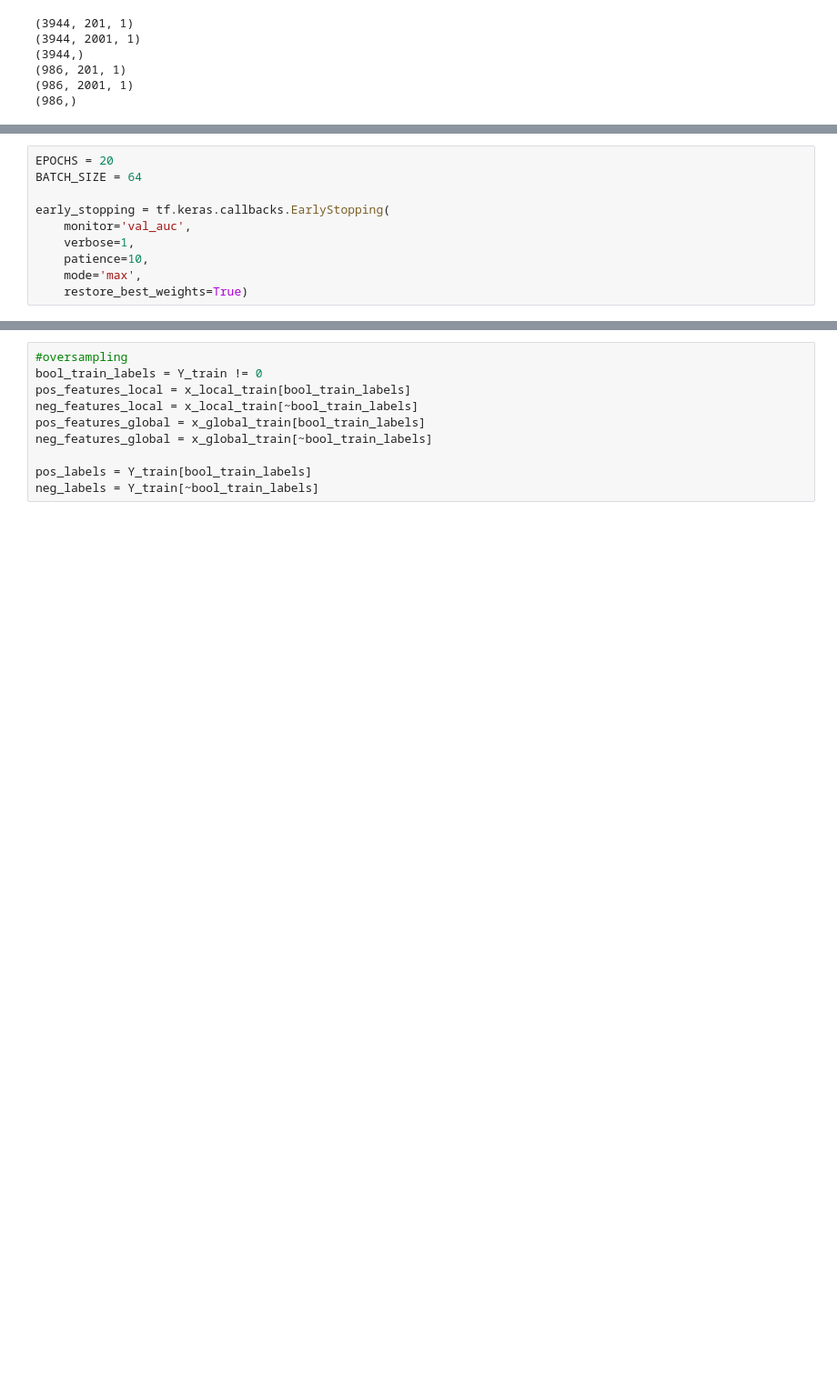
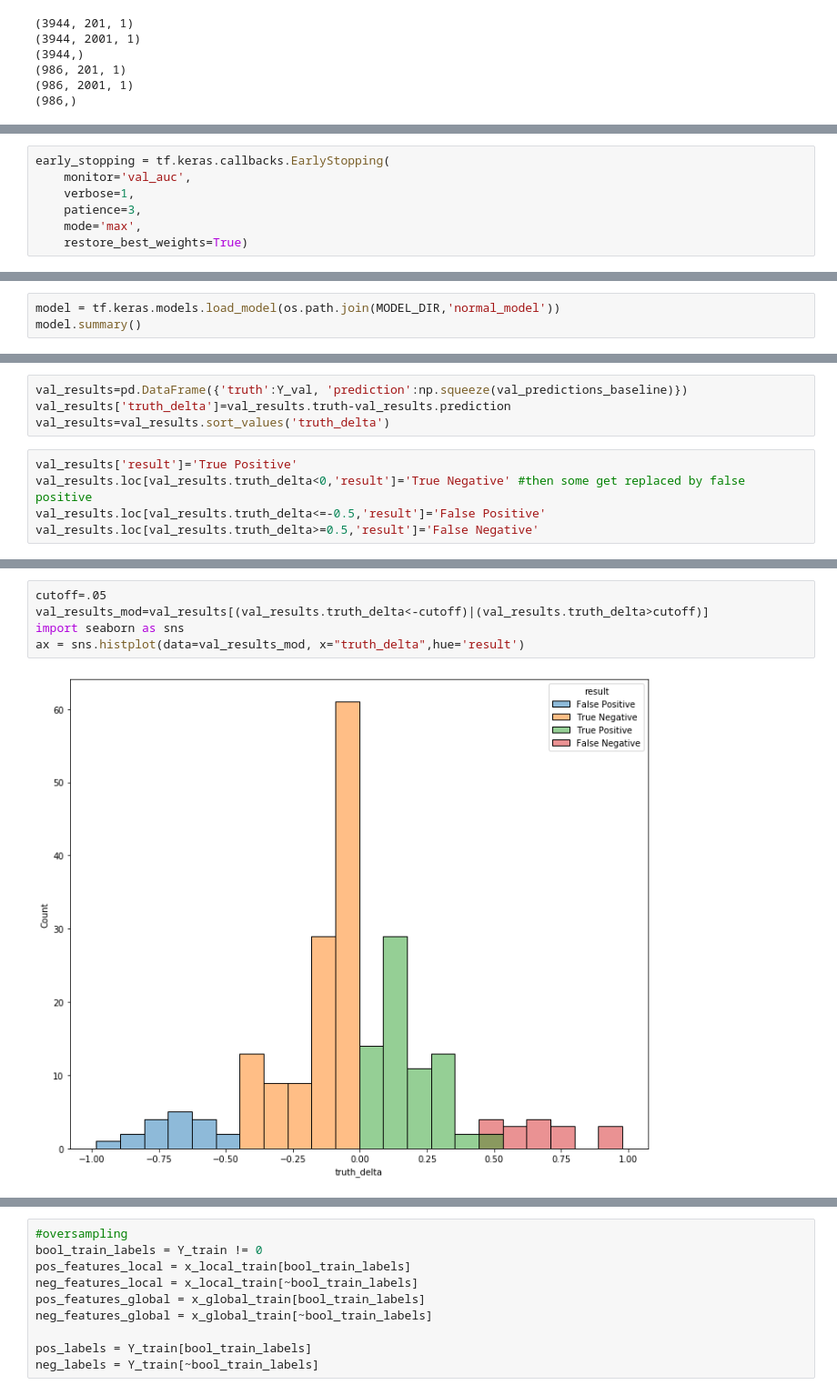
Before and after one commit to travisrmetz/w210, a Jupyter notebook: w2p/exoplanet_model.ipynb, the cells around one changed output, grey strips where cells are left out. Shown at 91% size. Drawn from its saved outputs; the diff is of its cells as text; blank space fills up the shorter version.

```diff
--- a/w2p/exoplanet_model.ipynb
+++ b/w2p/exoplanet_model.ipynb
@@ -310,10 +276,7 @@ print(Y_val.shape)
 # %%
-EPOCHS = 20
-BATCH_SIZE = 64
-
 early_stopping = tf.keras.callbacks.EarlyStopping(
     monitor='val_auc',
     verbose=1,
-    patience=10,
+    patience=3,
     mode='max',
     restore_best_weights=True)
@@ -361,0 +321,3 @@ array([[0.11184333],
+# %%
+model = tf.keras.models.load_model(os.path.join(MODEL_DIR,'normal_model'))
+model.summary()
@@ -361,0 +355,9 @@ array([[0.11184333],
+# %%
+val_results=pd.DataFrame({'truth':Y_val, 'prediction':np.squeeze(val_predictions_baseline)})
+val_results['truth_delta']=val_results.truth-val_results.prediction
+val_results=val_results.sort_values('truth_delta')
+# %%
+val_results['result']='True Positive'
+val_results.loc[val_results.truth_delta<0,'result']='True Negative' #then some get replaced by false positive
+val_results.loc[val_results.truth_delta<=-0.5,'result']='False Positive'
+val_results.loc[val_results.truth_delta>=0.5,'result']='False Negative'
@@ -361,0 +372,7 @@ array([[0.11184333],
+# %%
+cutoff=.05
+val_results_mod=val_results[(val_results.truth_delta<-cutoff)|(val_results.truth_delta>cutoff)]
+import seaborn as sns
+ax = sns.histplot(data=val_results_mod, x="truth_delta",hue='result')
+# %% [output]
+[figure, added]
```
Also changed, not shown: parts of 57 cells of this notebook.
